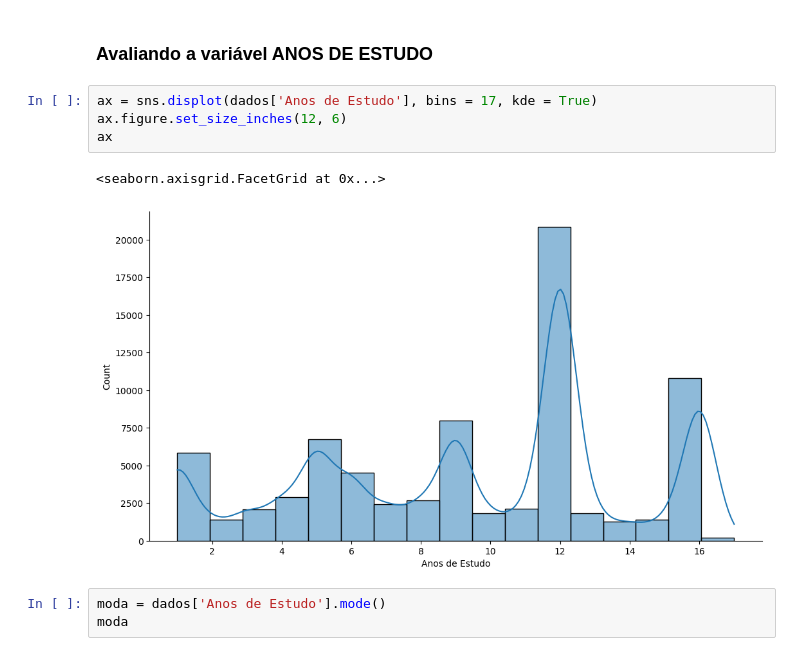
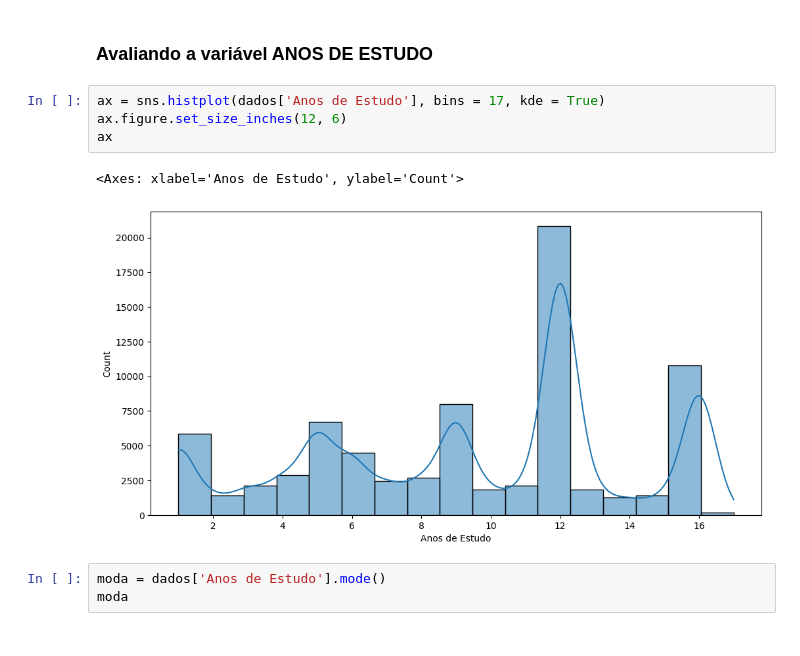
Before and after one commit to arthur-pulini/Estat-sica-com-python, a Jupyter notebook: Curso de Estatística/Curso_de_Estatística_Parte_1.ipynb, the cells around one changed output. Cells and saved outputs as stored; diff of their text form.

```diff
--- a/Curso de Estatística/Curso_de_Estatística_Parte_1.ipynb
+++ b/Curso de Estatística/Curso_de_Estatística_Parte_1.ipynb
@@ -892,12 +892,12 @@ media
 # %% [markdown]
 ### Avaliando a variável ANOS DE ESTUDO
 # %%
-ax = sns.displot(dados['Anos de Estudo'], bins = 17, kde = True)
+ax = sns.histplot(dados['Anos de Estudo'], bins = 17, kde = True)
 ax.figure.set_size_inches(12, 6)
 ax
 # %% [output]
-<seaborn.axisgrid.FacetGrid at 0x...>
+<Axes: xlabel='Anos de Estudo', ylabel='Count'>
-[figure, old version]
+[figure, new version]
 # %%
 moda = dados['Anos de Estudo'].mode()
 moda
```
Also changed, not shown: parts of 9 cells of this notebook.
